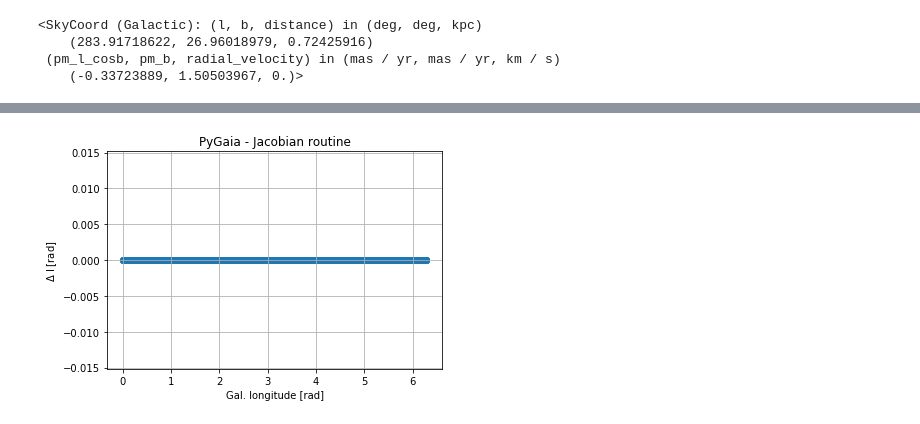
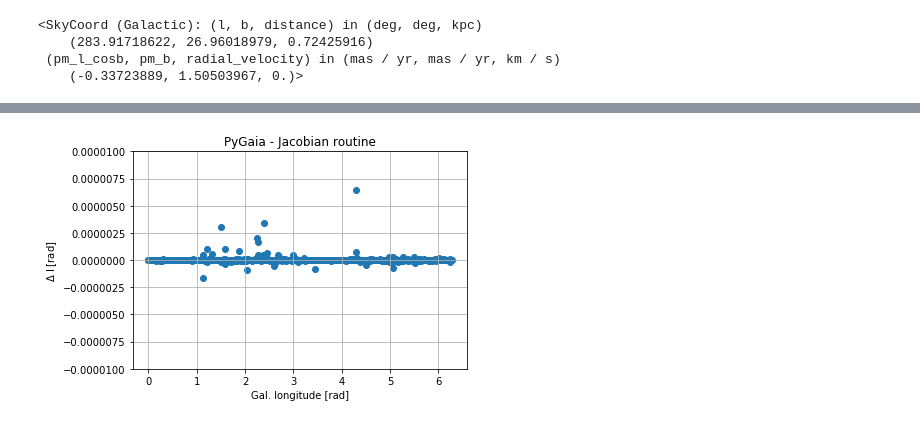
Before and after one commit to brugalada/Jacobian, a Jupyter notebook: Coordinate Transformation Tutorial.ipynb, the cells around one changed output, grey strips where cells are left out. Drawn from its saved outputs; the diff is of its cells as text; code cells hidden in the pictures.

Commit message:
Re-did the plot comparing with PyGaia.

```diff
--- a/Coordinate Transformation Tutorial.ipynb
+++ b/Coordinate Transformation Tutorial.ipynb
@@ -685,9 +685,9 @@ Mean differences with respect to the true values
 # %%
 plt.scatter(comparison.l_pygaia,comparison.l_pygaia-comparison.l_jacob)
 plt.grid()
-#plt.ylim(-1e-3,1e-3);
+plt.ylim(-1e-5,1e-5);
 plt.xlabel('Gal. longitude [rad]')
 plt.ylabel(r'$\Delta$ l [rad]')
 plt.title('PyGaia - Jacobian routine');
 # %% [output]
-[figure, old version]
+[figure, new version]
```
Also changed, not shown: parts of 2 cells of this notebook.
